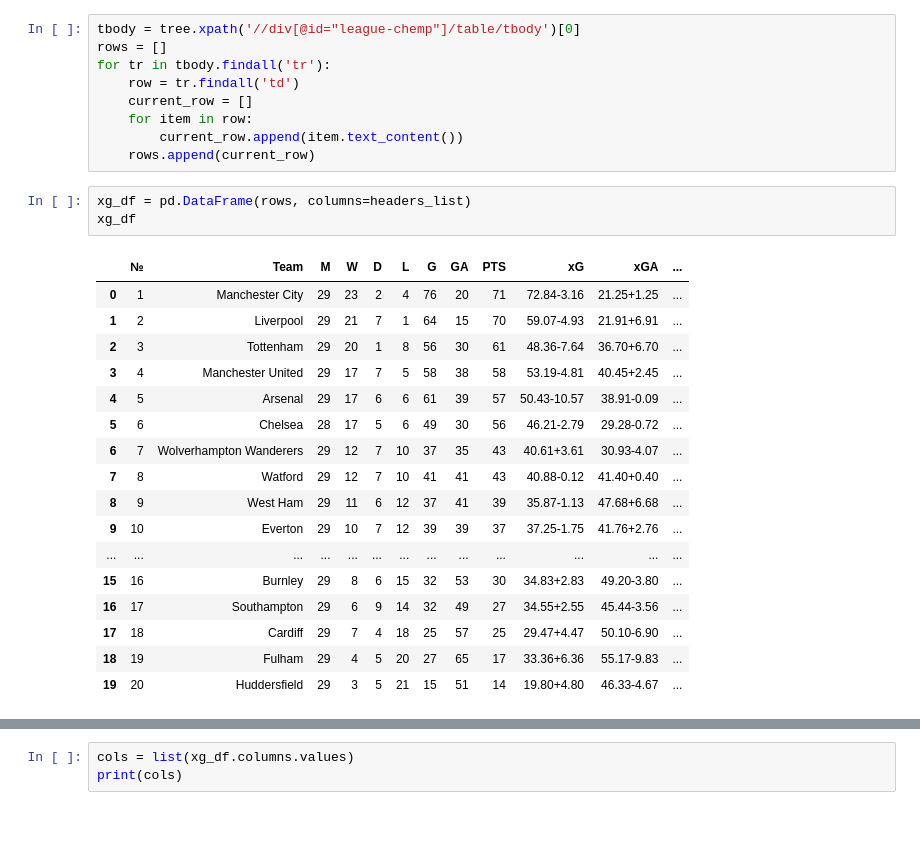
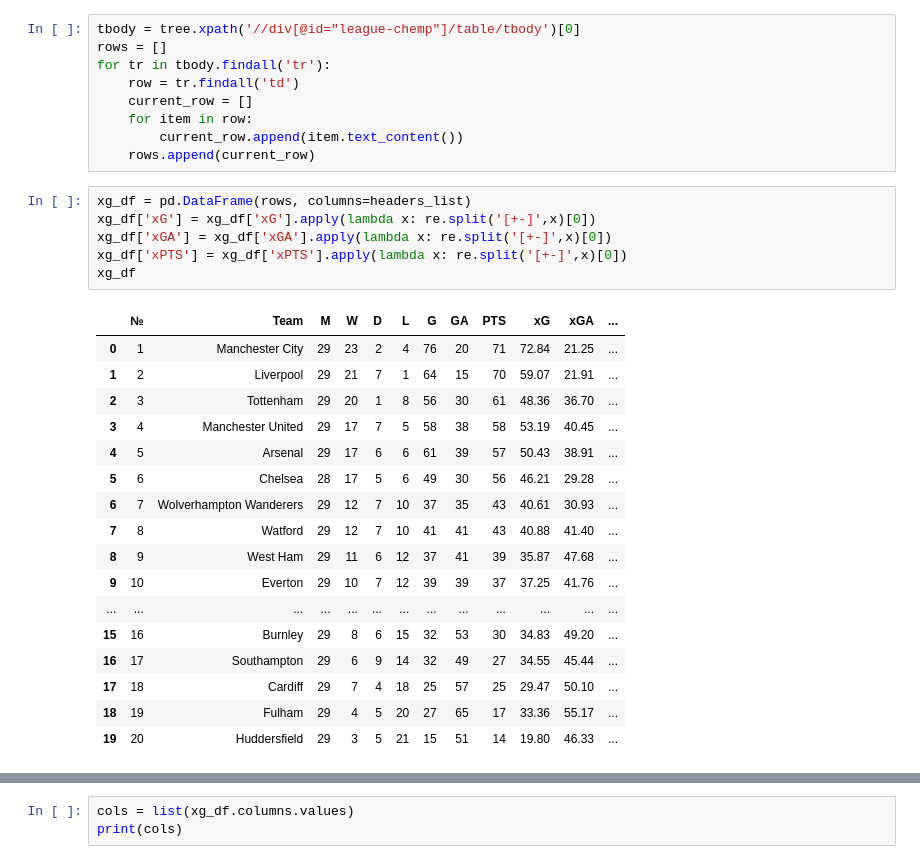
Before and after one commit to stockcj/fpl, a Jupyter notebook: nb1.ipynb, the cells around one changed output, grey strips where cells are left out. Cells and saved outputs as stored; diff of their text form; blank space fills up the shorter version.

```diff
--- a/nb1.ipynb
+++ b/nb1.ipynb
@@ -27,25 +28,28 @@ for tr in tbody.findall('tr'):
     for item in row:
         current_row.append(item.text_content())
     rows.append(current_row)
-# %%
-xg_df = pd.DataFrame(rows, columns=headers_list)
-xg_df
-# %% [output]
-|  | № | Team | M | W | D | L | G | GA | PTS | xG | xGA | ... |
-| 0 | 1 | Manchester City | 29 | 23 | 2 | 4 | 76 | 20 | 71 | 72.84-3.16 | 21.25+1.25 | ... |
-| 1 | 2 | Liverpool | 29 | 21 | 7 | 1 | 64 | 15 | 70 | 59.07-4.93 | 21.91+6.91 | ... |
-| 2 | 3 | Tottenham | 29 | 20 | 1 | 8 | 56 | 30 | 61 | 48.36-7.64 | 36.70+6.70 | ... |
-| 3 | 4 | Manchester United | 29 | 17 | 7 | 5 | 58 | 38 | 58 | 53.19-4.81 | 40.45+2.45 | ... |
-| 4 | 5 | Arsenal | 29 | 17 | 6 | 6 | 61 | 39 | 57 | 50.43-10.57 | 38.91-0.09 | ... |
-| 5 | 6 | Chelsea | 28 | 17 | 5 | 6 | 49 | 30 | 56 | 46.21-2.79 | 29.28-0.72 | ... |
-| 6 | 7 | Wolverhampton Wanderers | 29 | 12 | 7 | 10 | 37 | 35 | 43 | 40.61+3.61 | 30.93-4.07 | ... |
-| 7 | 8 | Watford | 29 | 12 | 7 | 10 | 41 | 41 | 43 | 40.88-0.12 | 41.40+0.40 | ... |
-| 8 | 9 | West Ham | 29 | 11 | 6 | 12 | 37 | 41 | 39 | 35.87-1.13 | 47.68+6.68 | ... |
-| 9 | 10 | Everton | 29 | 10 | 7 | 12 | 39 | 39 | 37 | 37.25-1.75 | 41.76+2.76 | ... |
-| ... | ... | ... | ... | ... | ... | ... | ... | ... | ... | ... | ... | ... |
-| 15 | 16 | Burnley | 29 | 8 | 6 | 15 | 32 | 53 | 30 | 34.83+2.83 | 49.20-3.80 | ... |
-| 16 | 17 | Southampton | 29 | 6 | 9 | 14 | 32 | 49 | 27 | 34.55+2.55 | 45.44-3.56 | ... |
-| 17 | 18 | Cardiff | 29 | 7 | 4 | 18 | 25 | 57 | 25 | 29.47+4.47 | 50.10-6.90 | ... |
-| 18 | 19 | Fulham | 29 | 4 | 5 | 20 | 27 | 65 | 17 | 33.36+6.36 | 55.17-9.83 | ... |
-| 19 | 20 | Huddersfield | 29 | 3 | 5 | 21 | 15 | 51 | 14 | 19.80+4.80 | 46.33-4.67 | ... |
+# %%
+xg_df = pd.DataFrame(rows, columns=headers_list)
+xg_df['xG'] = xg_df['xG'].apply(lambda x: re.split('[+-]',x)[0])
+xg_df['xGA'] = xg_df['xGA'].apply(lambda x: re.split('[+-]',x)[0])
+xg_df['xPTS'] = xg_df['xPTS'].apply(lambda x: re.split('[+-]',x)[0])
+xg_df
+# %% [output]
+|  | № | Team | M | W | D | L | G | GA | PTS | xG | xGA | ... |
+| 0 | 1 | Manchester City | 29 | 23 | 2 | 4 | 76 | 20 | 71 | 72.84 | 21.25 | ... |
+| 1 | 2 | Liverpool | 29 | 21 | 7 | 1 | 64 | 15 | 70 | 59.07 | 21.91 | ... |
+| 2 | 3 | Tottenham | 29 | 20 | 1 | 8 | 56 | 30 | 61 | 48.36 | 36.70 | ... |
+| 3 | 4 | Manchester United | 29 | 17 | 7 | 5 | 58 | 38 | 58 | 53.19 | 40.45 | ... |
+| 4 | 5 | Arsenal | 29 | 17 | 6 | 6 | 61 | 39 | 57 | 50.43 | 38.91 | ... |
+| 5 | 6 | Chelsea | 28 | 17 | 5 | 6 | 49 | 30 | 56 | 46.21 | 29.28 | ... |
+| 6 | 7 | Wolverhampton Wanderers | 29 | 12 | 7 | 10 | 37 | 35 | 43 | 40.61 | 30.93 | ... |
+| 7 | 8 | Watford | 29 | 12 | 7 | 10 | 41 | 41 | 43 | 40.88 | 41.40 | ... |
+| 8 | 9 | West Ham | 29 | 11 | 6 | 12 | 37 | 41 | 39 | 35.87 | 47.68 | ... |
+| 9 | 10 | Everton | 29 | 10 | 7 | 12 | 39 | 39 | 37 | 37.25 | 41.76 | ... |
+| ... | ... | ... | ... | ... | ... | ... | ... | ... | ... | ... | ... | ... |
+| 15 | 16 | Burnley | 29 | 8 | 6 | 15 | 32 | 53 | 30 | 34.83 | 49.20 | ... |
+| 16 | 17 | Southampton | 29 | 6 | 9 | 14 | 32 | 49 | 27 | 34.55 | 45.44 | ... |
+| 17 | 18 | Cardiff | 29 | 7 | 4 | 18 | 25 | 57 | 25 | 29.47 | 50.10 | ... |
+| 18 | 19 | Fulham | 29 | 4 | 5 | 20 | 27 | 65 | 17 | 33.36 | 55.17 | ... |
+| 19 | 20 | Huddersfield | 29 | 3 | 5 | 21 | 15 | 51 | 14 | 19.80 | 46.33 | ... |
 # %%
```
Also changed, not shown: parts of 3 cells of this notebook, 1 other file.
